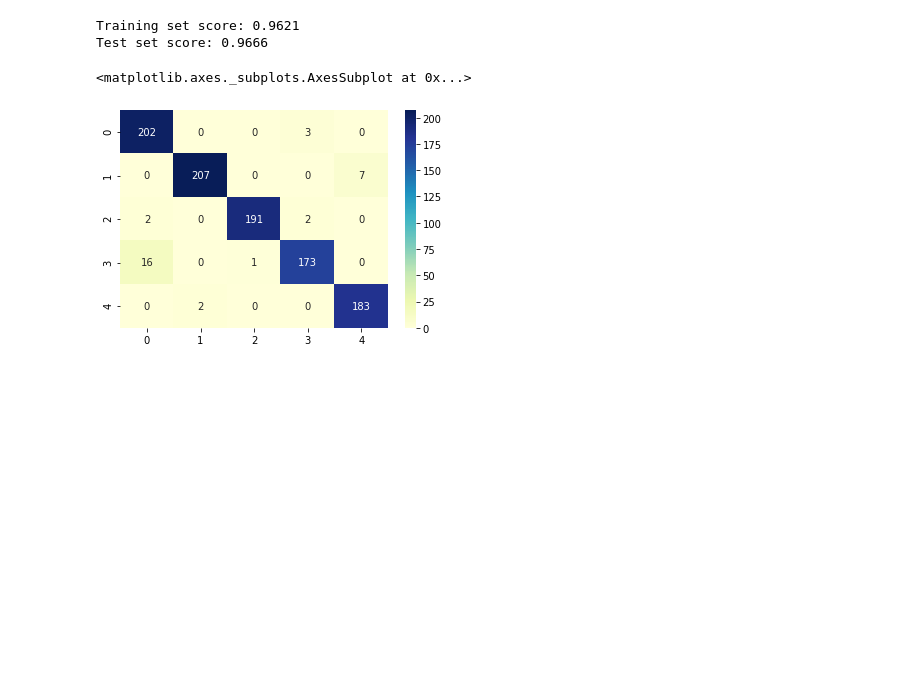
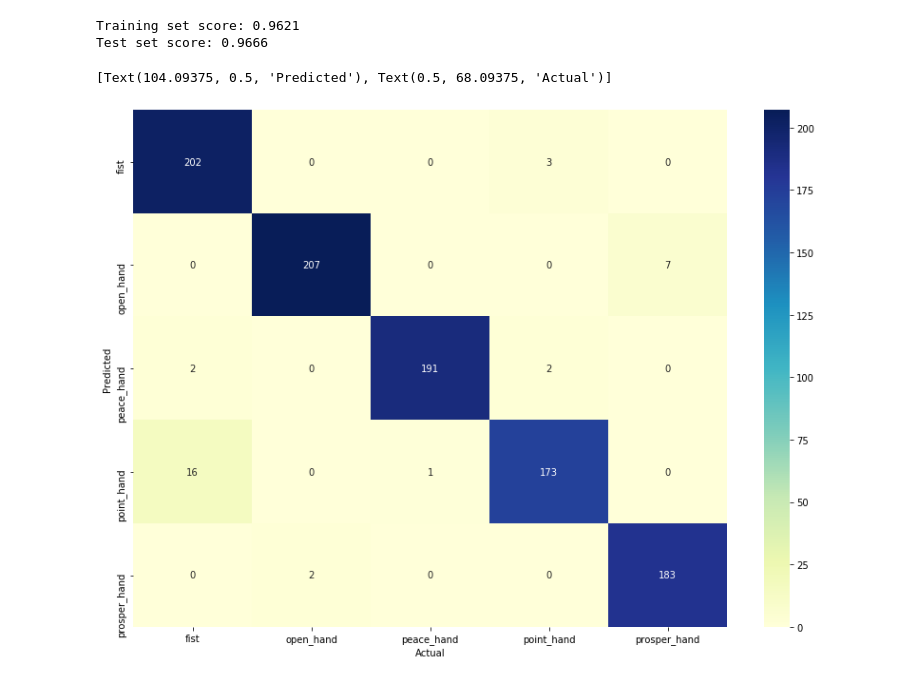
Before and after one commit to DACUS1995/Virtual-Hands, a Jupyter notebook: train/landmark_classification.ipynb, the cells around one changed output. Saved outputs shown, nothing was run; the diff lists cells and outputs as text; code cells hidden in the pictures; blank space fills up the shorter version.

Commit message:
added hand pose classifier

```diff
--- a/train/landmark_classification.ipynb
+++ b/train/landmark_classification.ipynb
@@ -23,6 +26,7 @@ from record_data import Landmark
 DATASET_PATH = "./landmarks_pose_data"
 LANDMARK_COORDS_SIZE = 21
 SEED = 16
+TARGET_CLASSES_NAMES = ["fist", "open_hand", "peace_hand", "point_hand", "prosper_hand"]
 # %%
 def load_data(root_path):
     class_files = os.listdir(root_path)
@@ -88,8 +75,8 @@ X = df.drop(['target'], axis=1)
 y = df['target']
 X_train, X_test, y_train, y_test = train_test_split(X, y, test_size=0.2, random_state=SEED)
 # %%
-logreg = LogisticRegression(solver='liblinear', random_state=0)
-logreg.fit(X_train, y_train)
+model_logreg = LogisticRegression(solver='liblinear', random_state=0)
+model_logreg.fit(X_train, y_train)
 # %% [output]
 LogisticRegression(random_state=0, solver='liblinear')
 # %%
@@ -99,16 +86,20 @@ print('Test set score: {:.4f}'.format(logreg.score(X_test, y_test)))
 Training set score: 0.9621
 Test set score: 0.9666
 # %%
+columns = X.columns
+
 # Confusion Matrix
-y_pred_test = logreg.predict(X_test)
+y_pred_test = model_logreg.predict(X_test)
 cm = confusion_matrix(y_test, y_pred_test)
 cm_matrix = pd.DataFrame(
     data=cm,
-    # columns=['Actual Positive:1', 'Actual Negative:0'],
-    # index=['Predict Positive:1', 'Predict Negative:0']
+    columns=TARGET_CLASSES_NAMES,
+    index=TARGET_CLASSES_NAMES
 )
 
-sns.heatmap(cm_matrix, annot=True, fmt='d', cmap='YlGnBu')
+plt.figure(figsize = (14,10))
+ax = sns.heatmap(cm_matrix, annot=True, fmt='d', cmap='YlGnBu')
+ax.set(xlabel="Actual", ylabel="Predicted")
 # %% [output]
-<matplotlib.axes._subplots.AxesSubplot at 0x...>
+[Text(104.09375, 0.5, 'Predicted'), Text(0.5, 68.09375, 'Actual')]
-[figure, old version]
+[figure, new version]
```
Also changed, not shown: parts of 9 cells of this notebook, 1 other file.
